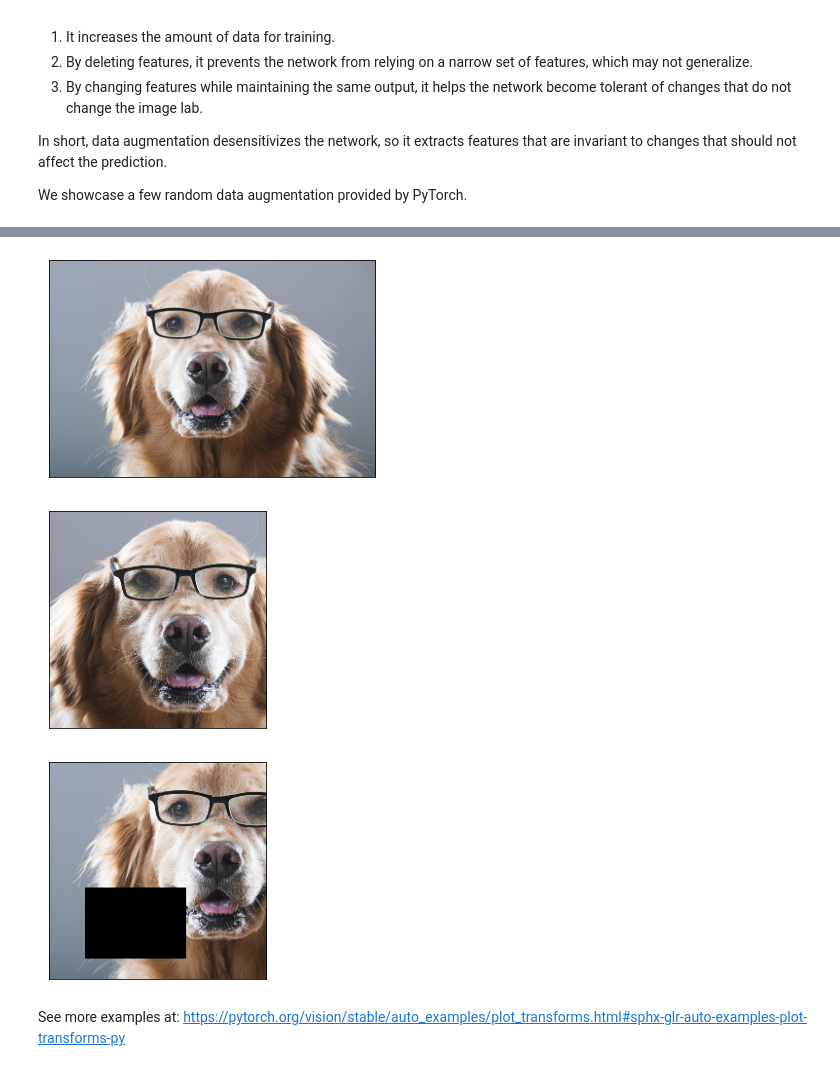
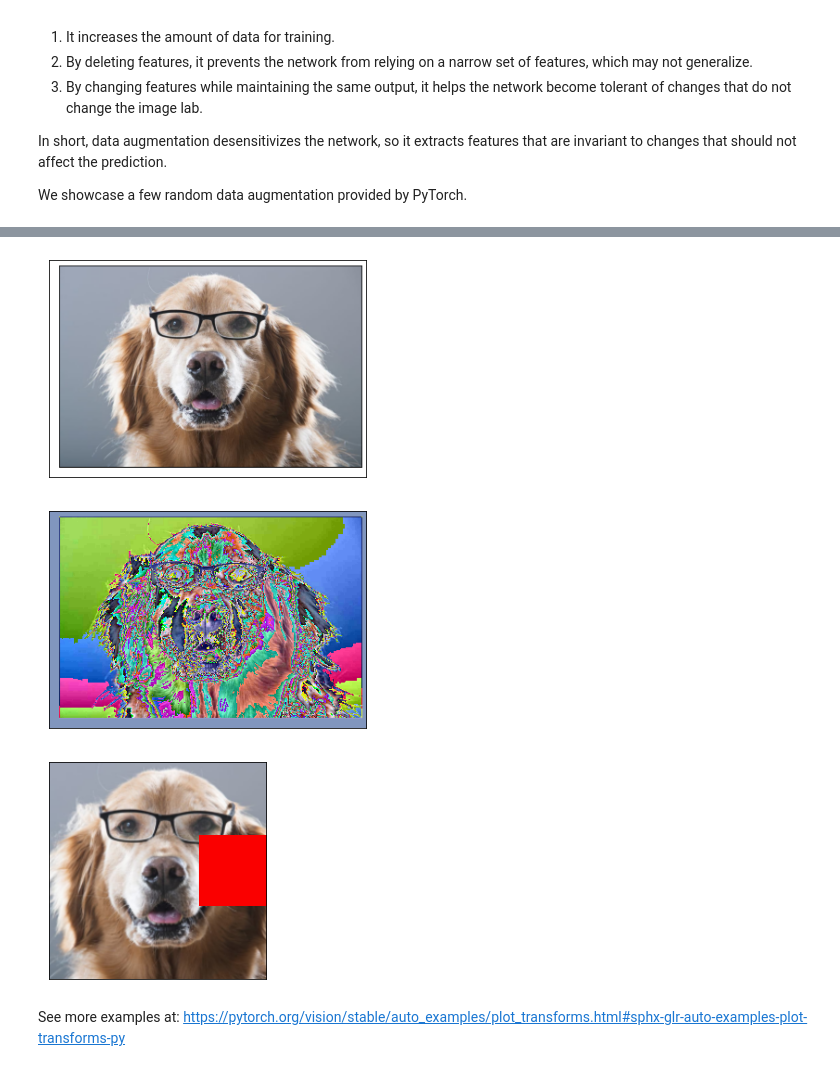
Before and after one commit to yklInverted/AI6103-DL-ResNet18, a Jupyter notebook: ResNet.ipynb, the cells around one changed output, grey strips where cells are left out. Cells and saved outputs as stored; diff of their text form; code cells hidden in the pictures.

```diff
--- a/ResNet.ipynb
+++ b/ResNet.ipynb
@@ -84,6 +69,7 @@ import numpy as np
 import torch
 import torchvision.transforms as T
 from torchvision.io import read_image
+from torchvision.io import image
 
 plt.rcParams["savefig.bbox"] = 'tight'
 torch.manual_seed(1)
@@ -95,35 +81,35 @@ def show(imgs):
         axs[0, i].imshow(np.asarray(img))
         axs[0, i].set(xticklabels=[], yticklabels=[], xticks=[], yticks=[])
 
-dog1 = read_image('dog.jpg')
+dog1 = read_image('dog.png', image.ImageReadMode.RGB)
+dog1 = dog1/255.0
 show([dog1])
-#dog1 = read_image(str(Path('assets') / 'dog1.jpg'))
-#dog2 = read_image(str(Path('assets') / 'dog2.jpg'))
-#show([dog1, dog2])1
 # %% [output]
-[figure, old version]
+[figure, new version]
 # %%
 import torch.nn as nn
-transforms = torch.nn.Sequential(
-    T.RandomCrop(224), #randomly crop a 224x224 region from the image
-    T.RandomHorizontalFlip(p=0.3), # with a given probability, perform horizontal flip
-)
+transforms = T.Compose([
+
+    T.Normalize((0.4914, 0.4822, 0.4465), (0.2023, 0.1994, 0.2010)),
+    #T.RandomCrop(224), #randomly crop a 224x224 region from the image
+    #T.RandomHorizontalFlip(p=0.3), # with a given probability, perform horizontal flip
+])
 
 device = 'cuda' if torch.cuda.is_available() else 'cpu'
 dog1 = dog1.to(device)
 # dog2 = dog2.to(device)
 
 # transformed_dog1 = transforms(dog1)
 transformed_dog1 = transforms(dog1)
 show([transformed_dog1])
 # %% [output]
-[figure, old version]
+[figure, new version]
 # %%
 import torch.nn as nn
 transforms = torch.nn.Sequential(
     T.Resize(256), # resize the short edge to 256.
     T.RandomCrop(224), #randomly crop a 224x224 region from the image
-    T.RandomErasing(p=1, scale=(0.02, 0.33), ratio=(0.3, 3.3), value=0, inplace=False)
+    T.RandomErasing(p=1, scale=(0.02, 0.33), ratio=(0.3, 3.3), value=(250,0,0,255), inplace=False)
     #T.ColorJitter(brightness=0.3, contrast=0.2, saturation=0.1, hue=0.1)
     #T.AutoAugment()
 )
@@ -136,7 +122,7 @@ dog1 = dog1.to(device)
 transformed_dog1 = transforms(dog1)
 show([transformed_dog1])
 # %% [output]
-[figure, old version]
+[figure, new version]
 # %% [markdown]
 See more examples at: https://pytorch.org/vision/stable/auto_examples/plot_transforms.html#sphx-glr-auto-examples-plot-transforms-py
 # %% [markdown]
```
Also changed, not shown: parts of 4 cells of this notebook, 4 other files.
